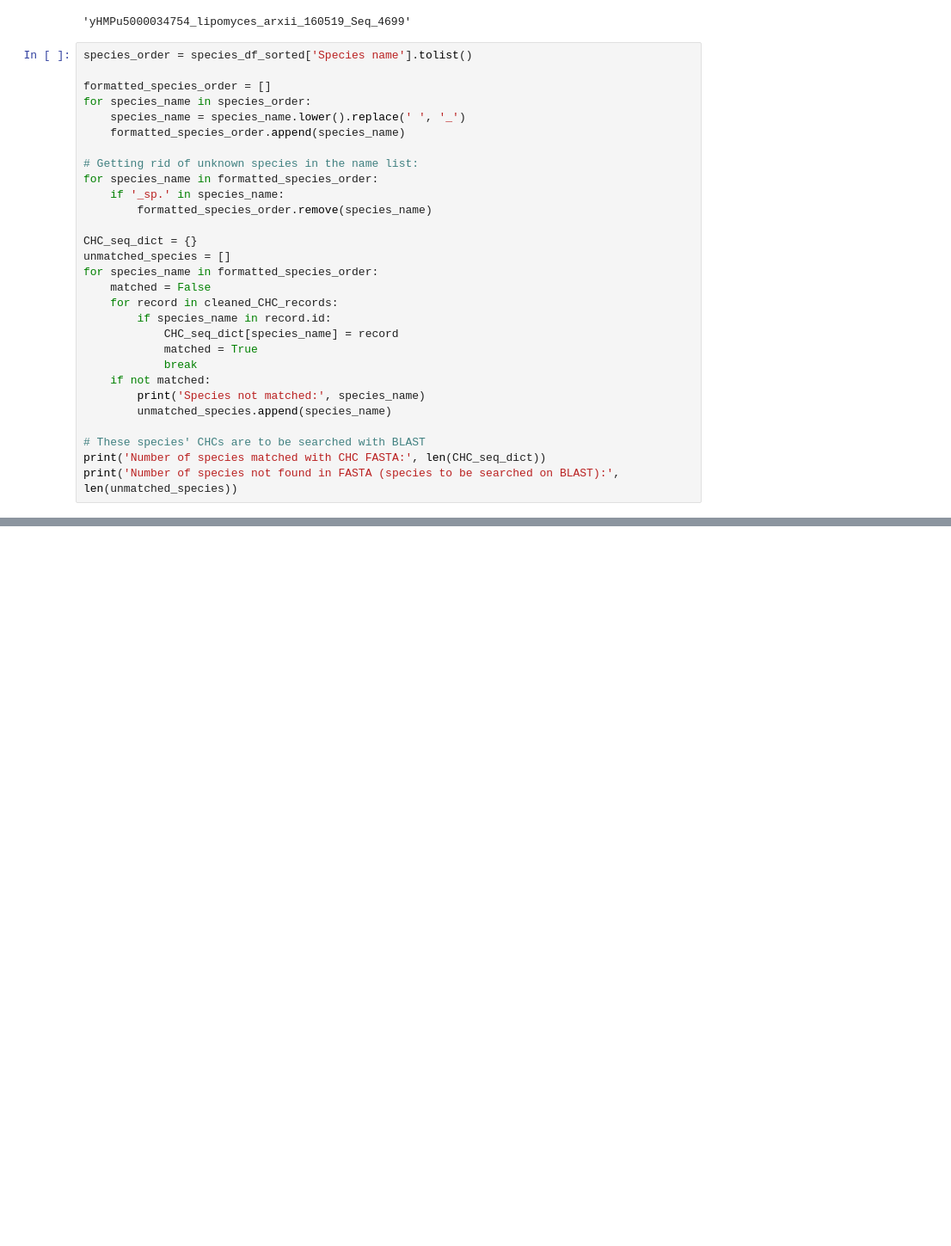
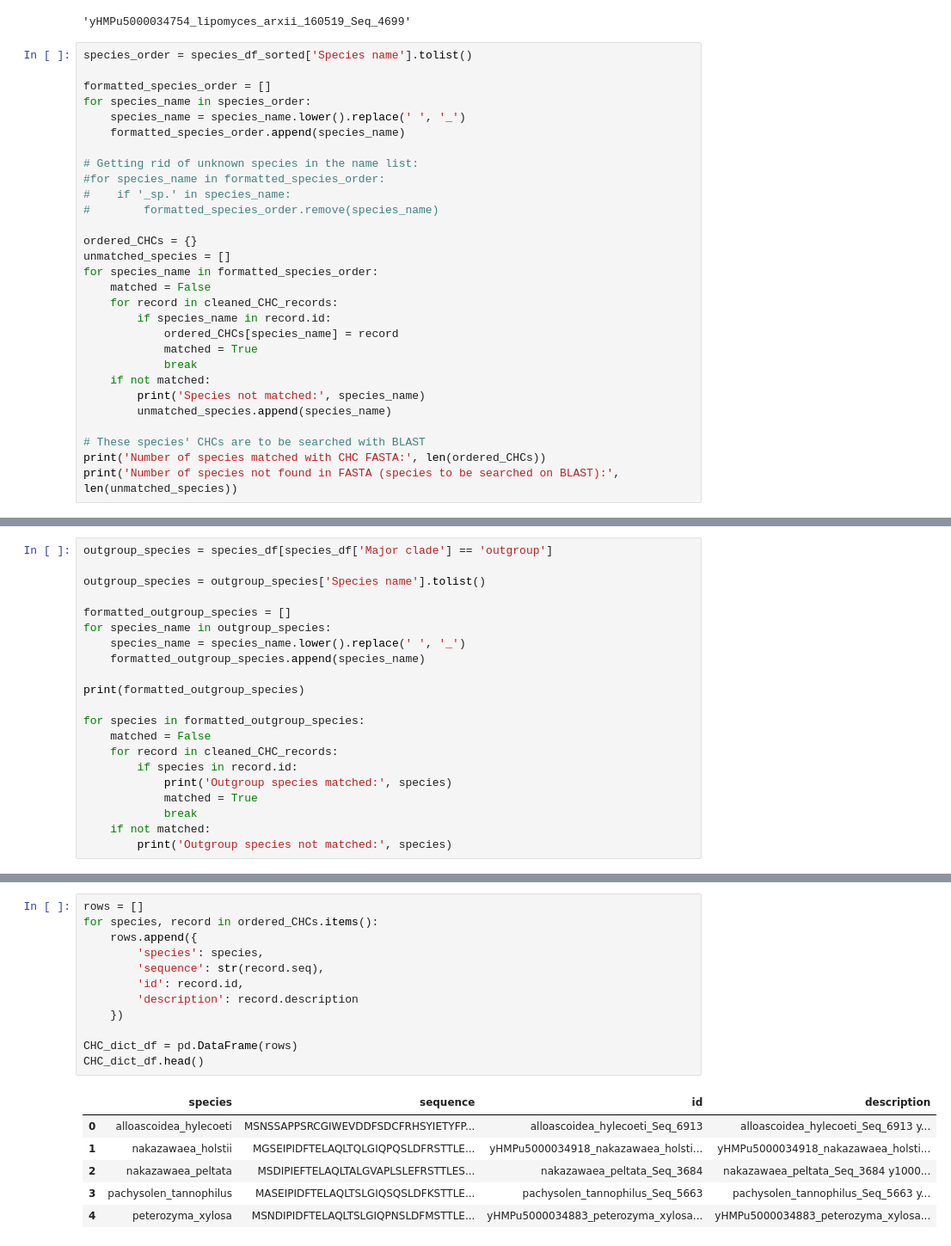
Before and after one commit to GeorgeCrawford15/brodsky-lab, a Jupyter notebook: data-org.ipynb, the cells around one changed output, grey strips where cells are left out. Shown: that part at 86% size. Cells and saved outputs as stored; diff of their text form; blank space fills up the shorter version.

```diff
--- a/data-org.ipynb
+++ b/data-org.ipynb
@@ -182,17 +182,17 @@ for species_name in species_order:
     formatted_species_order.append(species_name)
 
 # Getting rid of unknown species in the name list:
-for species_name in formatted_species_order:
-    if '_sp.' in species_name:
-        formatted_species_order.remove(species_name)
+#for species_name in formatted_species_order:
+#    if '_sp.' in species_name:
+#        formatted_species_order.remove(species_name)
 
-CHC_seq_dict = {}
+ordered_CHCs = {}
 unmatched_species = []
 for species_name in formatted_species_order:
     matched = False
     for record in cleaned_CHC_records:
         if species_name in record.id:
-            CHC_seq_dict[species_name] = record
+            ordered_CHCs[species_name] = record
             matched = True
             break
     if not matched:
@@ -200,6 +200,6 @@ for species_name in formatted_species_order:
         unmatched_species.append(species_name)
 
 # These species' CHCs are to be searched with BLAST
-print('Number of species matched with CHC FASTA:', len(CHC_seq_dict))
+print('Number of species matched with CHC FASTA:', len(ordered_CHCs))
 print('Number of species not found in FASTA (species to be searched on BLAST):', len(unmatched_species))
 # %% [output]
@@ -232,0 +235,21 @@ print(len(cleaned_CHC_records))
+# %%
+outgroup_species = species_df[species_df['Major clade'] == 'outgroup']
+
+outgroup_species = outgroup_species['Species name'].tolist()
+
+formatted_outgroup_species = []
+for species_name in outgroup_species:
+    species_name = species_name.lower().replace(' ', '_')
+    formatted_outgroup_species.append(species_name)
+
+print(formatted_outgroup_species)
+
+for species in formatted_outgroup_species:
+    matched = False
+    for record in cleaned_CHC_records:
+        if species in record.id:
+            print('Outgroup species matched:', species)
+            matched = True
+            break
+    if not matched:
+        print('Outgroup species not matched:', species)
@@ -232,0 +269,19 @@ print(len(cleaned_CHC_records))
+# %%
+rows = []
+for species, record in ordered_CHCs.items():
+    rows.append({
+        'species': species,
+        'sequence': str(record.seq),
+        'id': record.id,
+        'description': record.description
+    })
+
+CHC_dict_df = pd.DataFrame(rows)
+CHC_dict_df.head()
+# %% [output]
+|  | species | sequence | id | description |
+| 0 | alloascoidea_hylecoeti | MSNSSAPPSRCGIWEVDDFSDCFRHSYIETYFP... | alloascoidea_hylecoeti_Seq_6913 | alloascoidea_hylecoeti_Seq_6913 y... |
+| 1 | nakazawaea_holstii | MGSEIPIDFTELAQLTQLGIQPQSLDFRSTTLE... | yHMPu5000034918_nakazawaea_holsti... | yHMPu5000034918_nakazawaea_holsti... |
+| 2 | nakazawaea_peltata | MSDIPIEFTELAQLTALGVAPLSLEFRSTTLES... | nakazawaea_peltata_Seq_3684 | nakazawaea_peltata_Seq_3684 y1000... |
+| 3 | pachysolen_tannophilus | MASEIPIDFTELAQLTSLGIQSQSLDFKSTTLE... | pachysolen_tannophilus_Seq_5663 | pachysolen_tannophilus_Seq_5663 y... |
+| 4 | peterozyma_xylosa | MSNDIPIDFTELAQLTSLGIQPNSLDFMSTTLE... | yHMPu5000034883_peterozyma_xylosa... | yHMPu5000034883_peterozyma_xylosa... |
```
Also changed, not shown: parts of 16 cells of this notebook.
